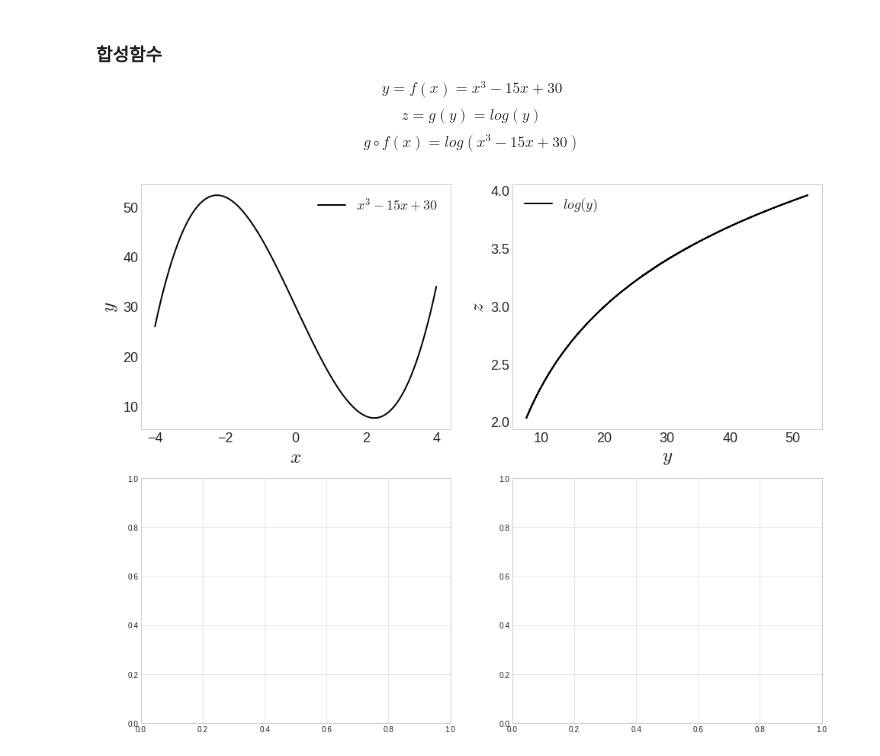
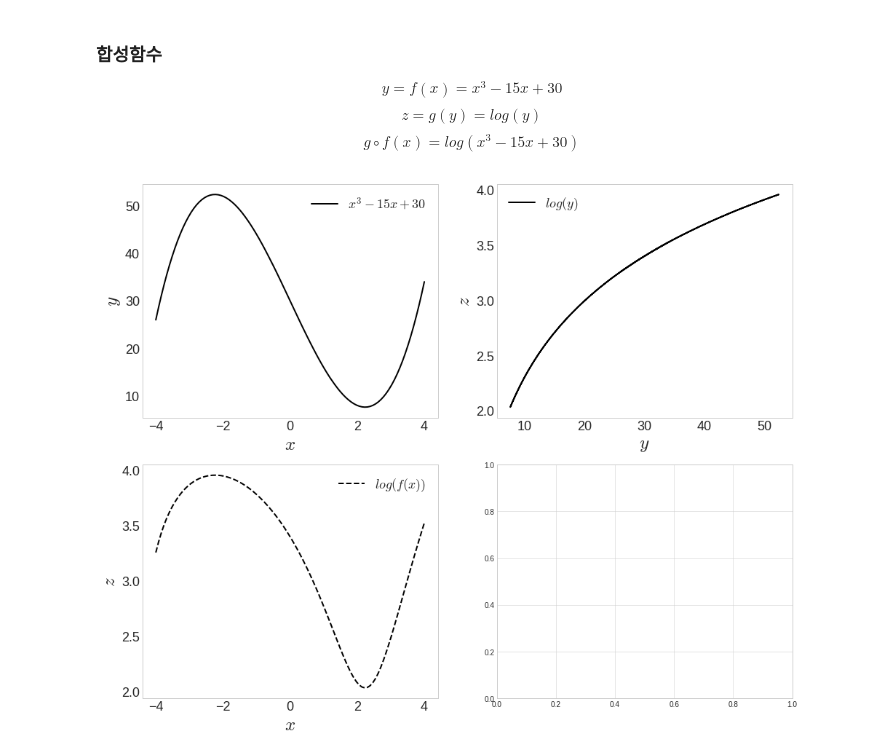
Before and after one commit to chw8207/math_basic, a Jupyter notebook: 다변수&벡터함수.ipynb, the cells around one changed output. Cells and saved outputs as stored; diff of their text form; code cells hidden in the pictures.

```diff
--- a/다변수&벡터함수.ipynb
+++ b/다변수&벡터함수.ipynb
@@ -152,31 +152,40 @@ mpl.style.use('bmh')         # 그래프에 사용할 테마 설정
 mpl.style.use('seaborn-whitegrid')
 
 fig, ax = plt.subplots(2,2)
 fig.set_size_inches((16,13))
 
 plt.subplots_adjust(wspace=0.2, hspace=0.2)
 x = np.linspace(-4,4,100)
 y = x**3 -15*x +30
 z = np.log(y)
 
 # 1사분면 그래프(f(x))
 ax[0,0].plot(x, y, label = r'$x^3 -15x + 30$', color='k')
 ax[0,0].xaxis.set_tick_params(labelsize=18)
 ax[0,0].yaxis.set_tick_params(labelsize=18)
 ax[0,0].set_xlabel('$x$', fontsize=25)
 ax[0,0].set_ylabel('$y$', fontsize=25)
 ax[0,0].legend(fontsize=18)
 ax[0,0].grid(False)
 
 # 2사분면 그래프(g(y))
 ax[0,1].plot(y, z, label = r'$log(y)$', color='k')
 ax[0,1].xaxis.set_tick_params(labelsize=18)
 ax[0,1].yaxis.set_tick_params(labelsize=18)
 ax[0,1].set_xlabel('$y$', fontsize=25)
 ax[0,1].set_ylabel('$z$', fontsize=25)
 ax[0,1].legend(fontsize=18)
 ax[0,1].grid(False)
 
+# 3사분면 그래프(g(f(x)))
+ax[1,0].plot(x, z, '--', label = r'$log(f(x))$', color='k')
+ax[1,0].xaxis.set_tick_params(labelsize=18)
+ax[1,0].yaxis.set_tick_params(labelsize=18)
+ax[1,0].set_xlabel('$x$', fontsize=25)
+ax[1,0].set_ylabel('$z$', fontsize=25)
+ax[1,0].legend(fontsize=18)
+ax[1,0].grid(False)
+
 plt.show()
 # %% [output]
-[figure, old version]
+[figure, new version]
```
